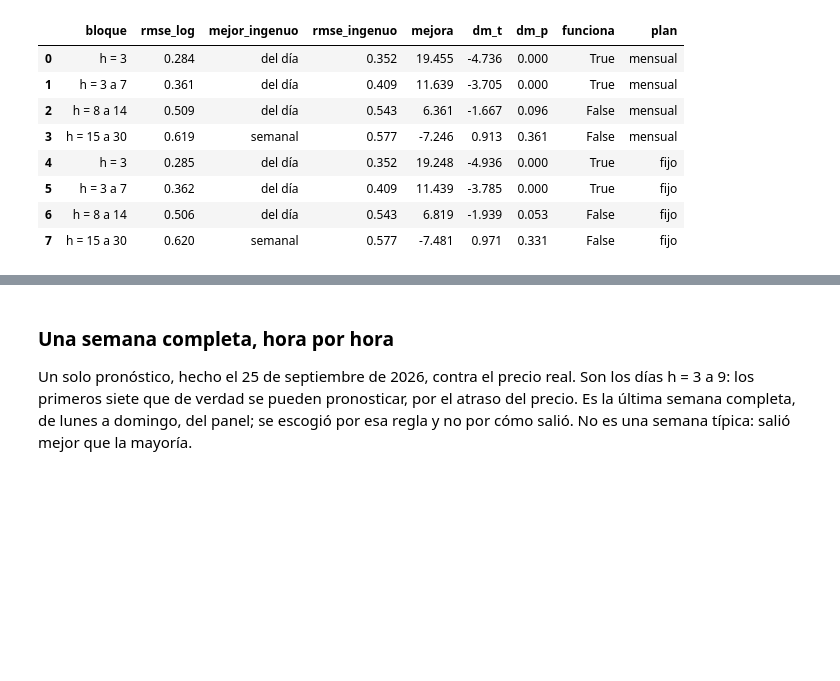
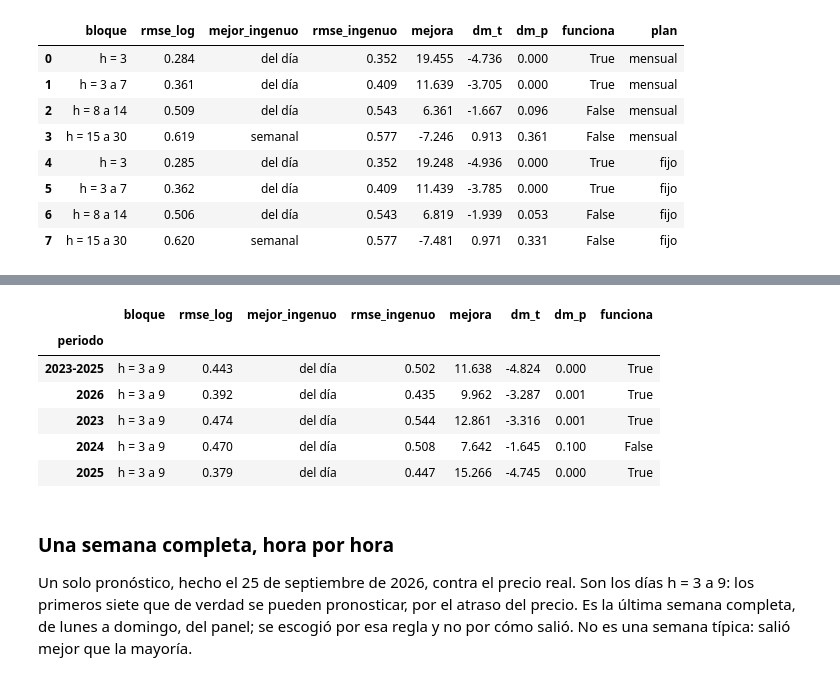
Before and after one commit to andrw4-4/pronostico-precio-bolsa-colombia, a Jupyter notebook: 4_modelo_xgboost.ipynb, the cells around one changed output, grey strips where cells are left out. Cells and saved outputs as stored; diff of their text form; code cells hidden in the pictures; blank space fills up the shorter version.

```diff
--- a/4_modelo_xgboost.ipynb
+++ b/4_modelo_xgboost.ipynb
@@ -776,3 +795,23 @@ etapa 6b: 6 min
+# %%
+SEMANA = {"h = 3 a 9": HORIZONTES_USO}
+
+if CORRER_2026:
+    test = {h: pd.read_csv(SALIDA / f"prueba_h{h}.csv.gz", parse_dates=["fecha"]) for h in HORIZONTES_USO}
+    filas = [criterio(test, SEMANA).assign(periodo="2023-2025"),
+             criterio(prueba_2026["mensual"], SEMANA).assign(periodo="2026")]
+    for año in sorted(test[HORIZONTES_USO[0]]["fecha"].dt.year.unique()):
+        filas.append(criterio({h: d[d["fecha"].dt.year == año] for h, d in test.items()}, SEMANA).assign(periodo=str(año)))
+    alcance = pd.concat(filas, ignore_index=True)
+    guardar(alcance, SALIDA / "alcance_semana.csv")
+    display(alcance.set_index("periodo").round(3))
+# %% [output]
+|  | bloque | rmse_log | mejor_ingenuo | rmse_ingenuo | mejora | dm_t | dm_p | funciona |
+| periodo |  |  |  |  |  |  |  |  |
+| 2023-2025 | h = 3 a 9 | 0.443 | del día | 0.502 | 11.638 | -4.824 | 0.000 | True |
+| 2026 | h = 3 a 9 | 0.392 | del día | 0.435 | 9.962 | -3.287 | 0.001 | True |
+| 2023 | h = 3 a 9 | 0.474 | del día | 0.544 | 12.861 | -3.316 | 0.001 | True |
+| 2024 | h = 3 a 9 | 0.470 | del día | 0.508 | 7.642 | -1.645 | 0.100 | False |
+| 2025 | h = 3 a 9 | 0.379 | del día | 0.447 | 15.266 | -4.745 | 0.000 | True |
 # %% [markdown]
 ### Una semana completa, hora por hora
 
```
Also changed, not shown: parts of 9 cells of this notebook, 38 other files.
